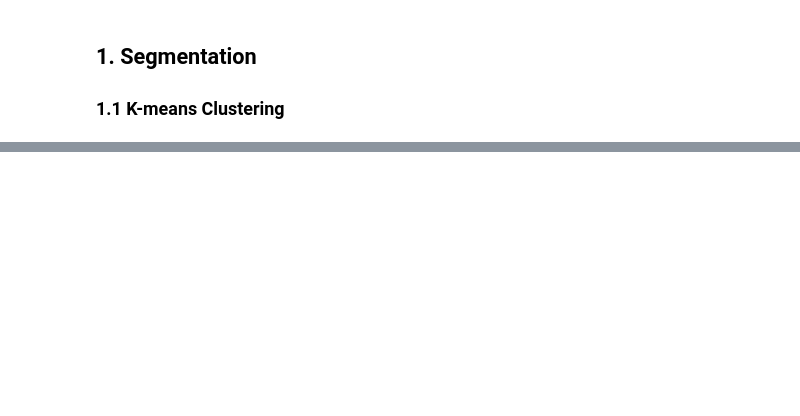
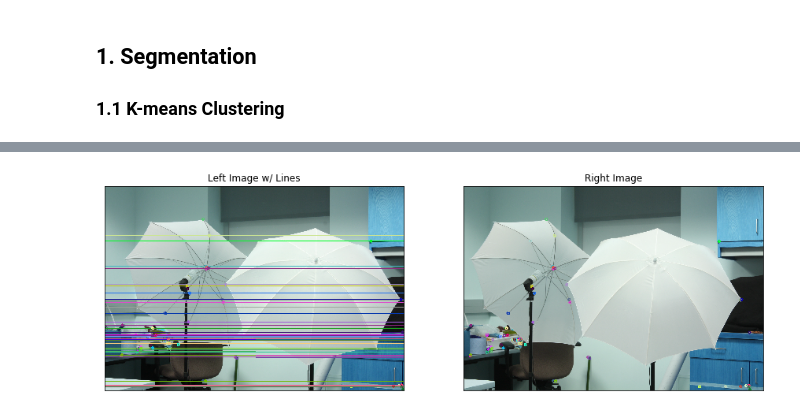
Before and after one commit to idodin/cv-assignment-3, a Jupyter notebook: Assignment 3.ipynb, the cells around one changed output, grey strips where cells are left out. Cells and saved outputs as stored; diff of their text form; code cells hidden in the pictures; blank space fills up the shorter version.

```diff
--- a/Assignment 3.ipynb
+++ b/Assignment 3.ipynb
@@ -195,0 +254,82 @@ Iteration 1...
+# %%
+""" drawlines """
+def drawlines(img1, img2, lines, pts1, pts2):
+    """
+    TAKEN FROM TUTORIAL 7 - NOT MY OWN WORK. CREDITS TO TAs
+    Draw epilines. Epilines corresponding to the points in
+    the first image are drawn on the second image.
+    :param img1: image on which we draw the epilines for the points
+            in img2
+    :param lines: corresponding epilines
+    """
+    # img1 shape
+    row, col, channels = img1.shape
+    # Create copy so you don't modify original array
+    img1 = cv2.cvtColor(img1, cv2.COLOR_BGR2RGB)
+    img2 = cv2.cvtColor(img2, cv2.COLOR_BGR2RGB)
+    # for each line
+    for r, pt1, pt2 in zip(lines, pts1, pts2):
+        # pick a random color
+        color = tuple(np.random.randint(0, 255, 3).tolist())
+        x0, y0 = map(int, [0, -r[2]/r[1]])
+        x1, y1 = map(int, [col, -(r[2]+r[0]*col)/r[1]])
+        # draw the lines and the points
+        img1 = cv2.line(img1, (x0,y0), (x1,y1), color, 3)
+        img1 = cv2.circle(img1, tuple(pt1), 10, color, 10)
+        img2 = cv2.circle(img2, tuple(pt2), 10, color, 10)
+    return img1, img2
+
+# Brute Force Matcher
+bfMatcher = cv2.BFMatcher(cv2.NORM_L2)
+
+# Now, we want to match keypoints and remove matches on repeatative structure.
+# match descriptors (find the best two matches for each descriptor)
+# K=2 to get 2 best matches for each descriptor
+matches = bfMatcher.knnMatch(descLeft, descRight, k=2) # query image, train image
+
+# Lowe's Ratio Test
+good = []
+ptsL = []
+ptsR = []
+for i, (m, n) in enumerate(matches):
+    if m.distance < 0.3 * n.distance:
+        good.append(m)
+        ptsR.append(kpRight[m.trainIdx].pt)
+        ptsL.append(kpLeft[m.queryIdx].pt)
+
+# Fundamental Matrix
+ptsL = np.int32(ptsL)
+ptsR = np.int32(ptsR)
+F, mask = cv2.findFundamentalMat(ptsL, ptsR, cv2.FM_LMEDS)
+
+
+# Only use Inliers
+ptsL = ptsL[mask.ravel()==1]
+ptsR = ptsR[mask.ravel()==1]
+
+# Plot epilines onto other image
+# Compute from points in Right, plot on Left
+linesL = cv2.computeCorrespondEpilines(ptsR, 2, F)
+linesL = linesL.reshape(-1, 3)
+left1, right1 = drawlines(left, right, linesL, ptsL, ptsR)
+
+# Plot epilines onto other image
+# Compute from points in Right, plot on Left
+linesR = cv2.computeCorrespondEpilines(ptsL, 1, F)
+linesR = linesR.reshape(-1, 3)
+right2, left2 = drawlines(right, left, linesR, ptsR, ptsL)
+
+# display images
+plt.figure(figsize=(15,15))
+plt.subplot(121), plt.imshow(left1, cmap="gray")
+plt.title("Left Image w/ Lines"), plt.xticks([]), plt.yticks([])
+plt.subplot(122), plt.imshow(right1, cmap="gray")
+plt.title("Right Image"), plt.xticks([]), plt.yticks([])
+plt.figure(figsize=(15,15))
+plt.subplot(121), plt.imshow(left2, cmap="gray")
+plt.title("Left Image"), plt.xticks([]), plt.yticks([])
+plt.subplot(122), plt.imshow(right2, cmap="gray")
+plt.title("Right Image w/ Lines"), plt.xticks([]), plt.yticks([])
+plt.show()
+# %% [output]
+[figure, added]
```
Also changed, not shown: parts of 17 cells of this notebook.
